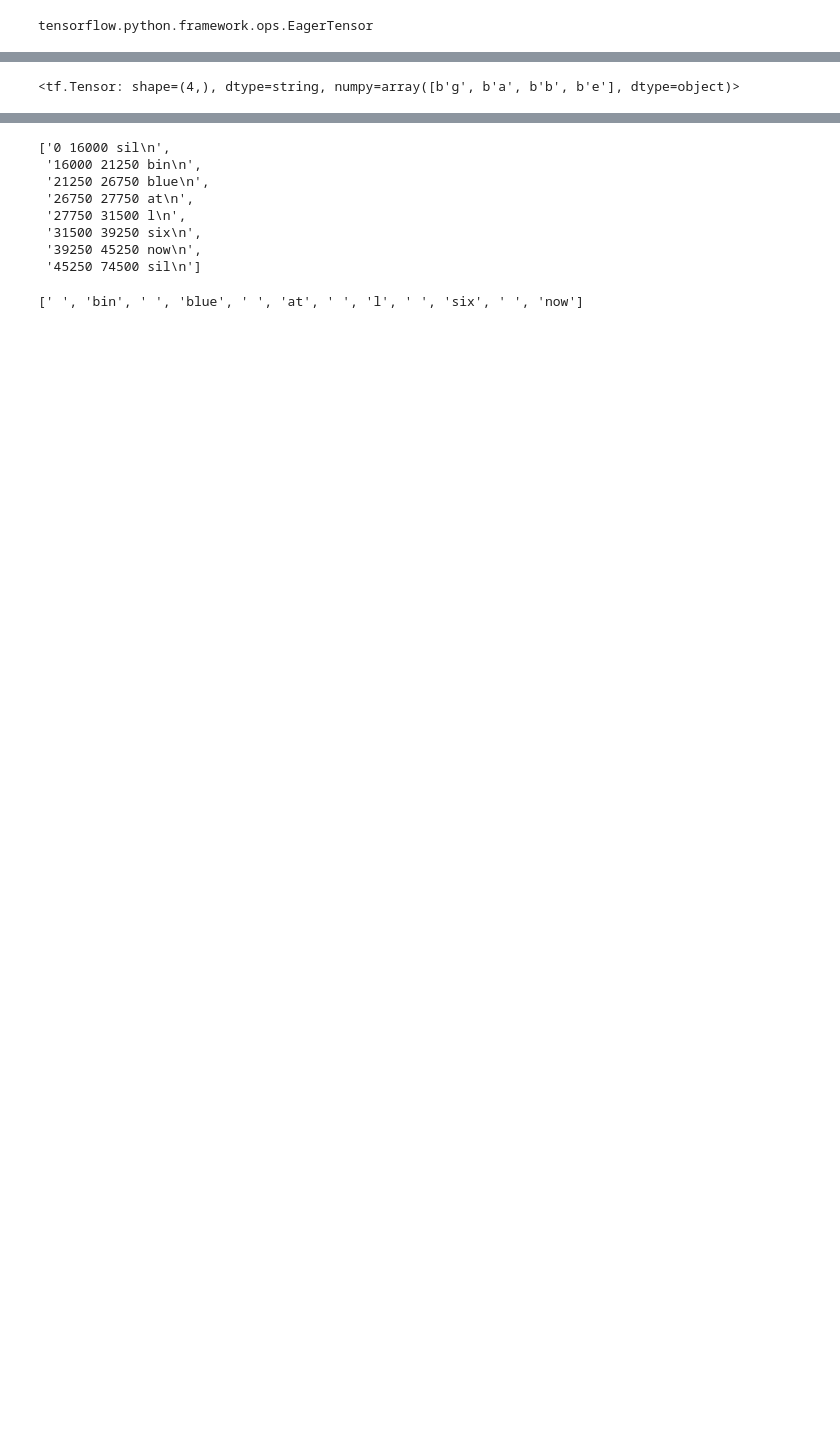
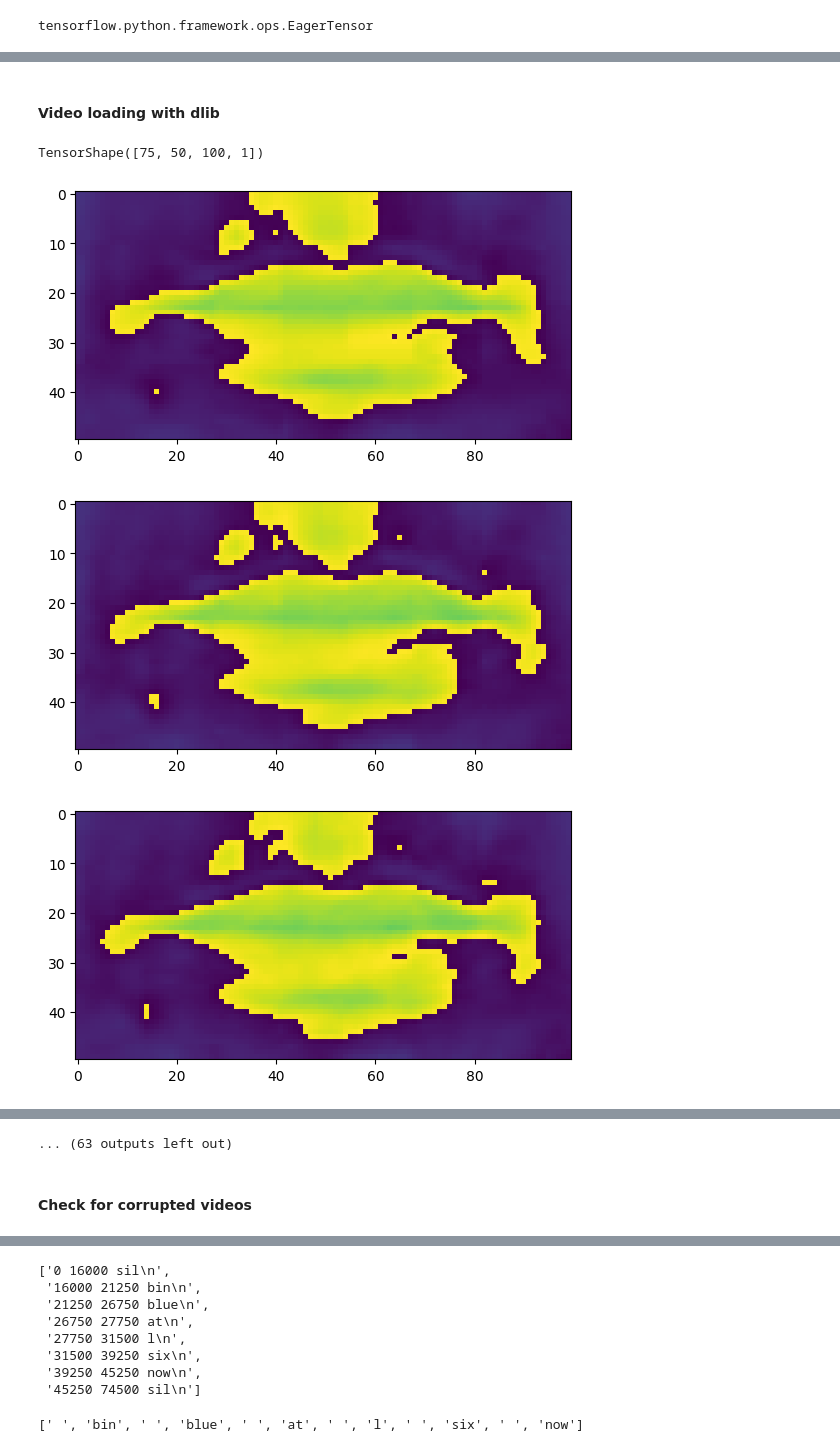
Before and after one commit to G-Gress/lip_reading, a Jupyter notebook: notebook/gabriel_EDA.ipynb, the cells around one changed output, grey strips where cells are left out. Drawn from its saved outputs; the diff is of its cells as text; code cells hidden in the pictures; blank space fills up the shorter version.

```diff
--- a/notebook/gabriel_EDA.ipynb
+++ b/notebook/gabriel_EDA.ipynb
@@ -41,6 +69,7 @@ Mounted at /content/drive
 # %%
 # Get the video
-cap = cv2.VideoCapture(test_path)
+explo_test_path = "./drive/MyDrive/Project/Lip_reading/raw_data/videos/s1/bbal6n.mpg"
+cap = cv2.VideoCapture(explo_test_path)
 # %%
 # Get 1 frame with each iteration
 ret, frame = cap.read()
@@ -133,5 +145,2 @@ char_to_num(['g', 'a', 'b', 'e'])
-# %%
-# Retrieving chars test
-num_to_char([7, 1, 2, 5])
-# %% [output]
-<tf.Tensor: shape=(4,), dtype=string, numpy=array([b'g', b'a', b'b', b'e'], dtype=object)>
+# %% [markdown]
+#### Video loading with dlib
@@ -137,0 +207,18 @@ num_to_char([7, 1, 2, 5])
+# %%
+path_test5 = "./drive/MyDrive/Project/Lip_reading/raw_data/videos/s1/bbal6n.mpg"
+
+frames = load_video(path_test5)
+# %%
+frames.shape
+# %% [output]
+TensorShape([75, 50, 100, 1])
+# %%
+frames.shape
+
+for frame in frames:
+  plt.imshow(tf.squeeze(frame))
+  plt.show()
+# %% [output]
+[figure, added]
+[figure, added]
+[figure, added]
@@ -137,0 +234,3 @@ num_to_char([7, 1, 2, 5])
+... (63 outputs left out)
+# %% [markdown]
+#### Check for corrupted videos
```
Also changed, not shown: parts of 67 cells of this notebook, 8 other files.
